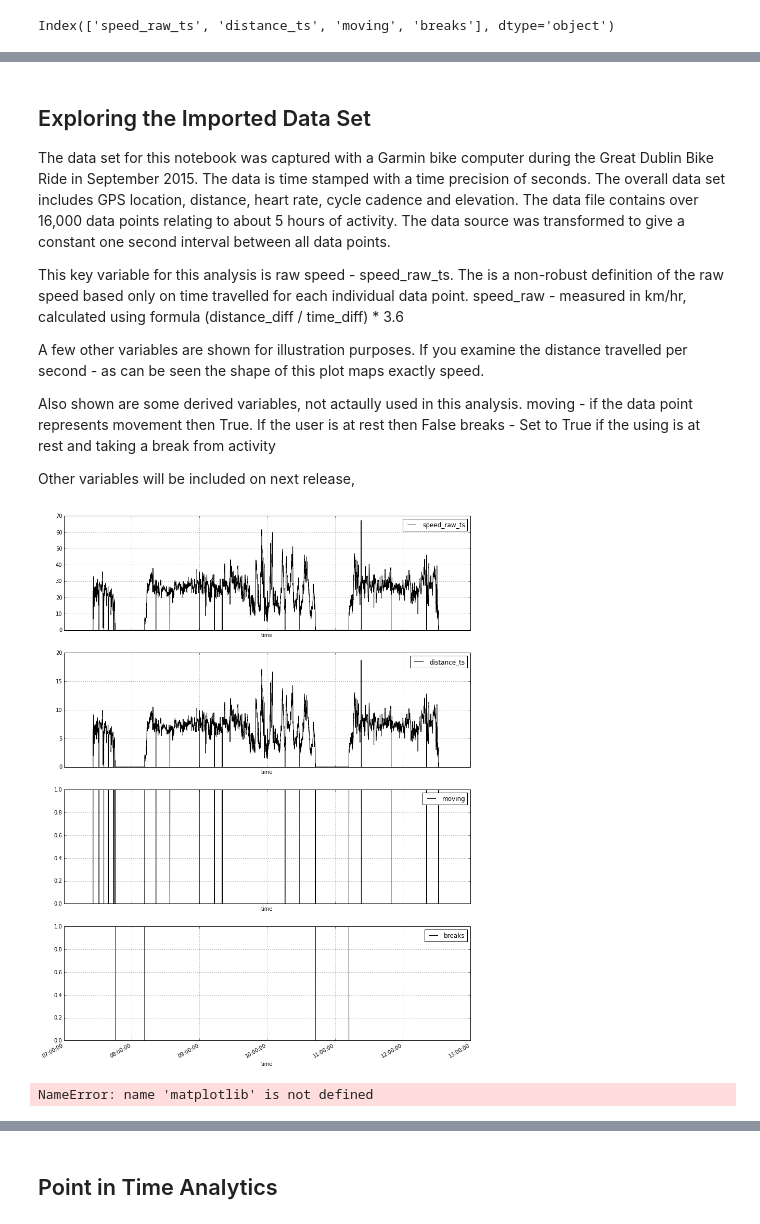
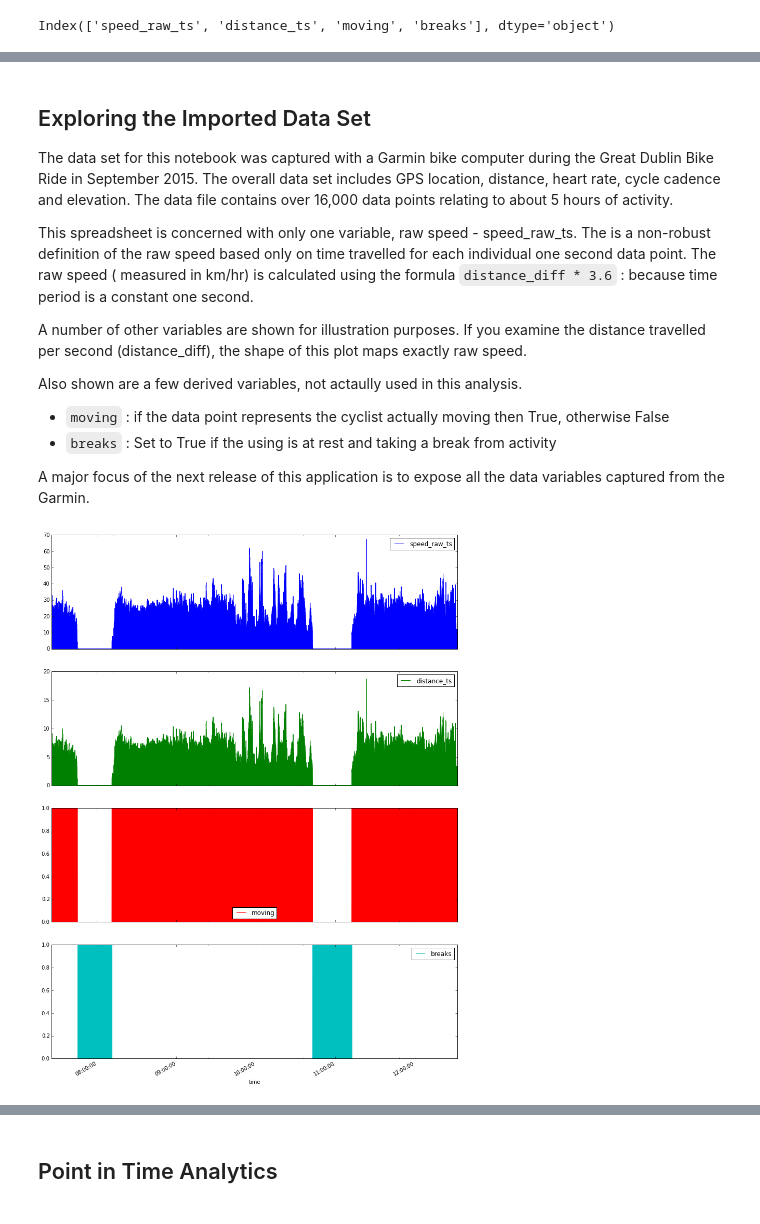
Before and after one commit to patclaffey/docker_jupyter, a Jupyter notebook: notebooks/speed.ipynb, the cells around one changed output, grey strips where cells are left out. Drawn from its saved outputs; the diff is of its cells as text; code cells hidden in the pictures.

Commit message:
updates to speed notebook

```diff
--- a/notebooks/speed.ipynb
+++ b/notebooks/speed.ipynb
@@ -68,30 +71,28 @@ df.head()
 ## Exploring the Imported Data Set
 
 
-The data set for this notebook was captured with a Garmin bike computer during the Great Dublin Bike Ride in September 2015.  The data is time stamped with a time precision of seconds.  The overall data set includes GPS location, distance, heart rate, cycle cadence and elevation.  The data file contains over 16,000 data points relating to about 5 hours of activity.  The data source was transformed to give a constant one second interval between all data points.
+The data set for this notebook was captured with a Garmin bike computer during the Great Dublin Bike Ride in September 2015.  The overall data set includes GPS location, distance, heart rate, cycle cadence and elevation.  The data file contains over 16,000 data points relating to about 5 hours of activity.
 
-This key variable for this analysis is raw speed - speed_raw_ts.  The is a non-robust definition of the raw speed based only on time travelled for each individual data point. speed_raw - measured in km/hr, calculated using formula (distance_diff / time_diff) \* 3.6
+This spreadsheet is concerned with only one variable, raw speed - speed_raw_ts.  The is a non-robust definition of the raw speed based only on time travelled for each individual one second data point. The raw speed ( measured in km/hr) is calculated using the formula `distance_diff * 3.6`  : because time period is a constant one second.
 
-A few other variables are shown for illustration purposes.  If you examine the distance travelled per second - as can be seen the shape of this plot maps exactly speed.
+A number of other variables are shown for illustration purposes.  If you examine the distance travelled per second (distance_diff), the shape of this plot maps exactly raw speed.
 
-Also shown are some derived variables, not actaully used in this analysis.  moving - if the data point represents movement then True.  If the user is at rest then False
-breaks - Set to True if the using is at rest and taking a break from activity
+Also shown are a few derived variables, not actaully used in this analysis.
+- `moving` : if the data point represents the cyclist actually moving then True, otherwise False
+- `breaks` : Set to True if the using is at rest and taking a break from activity
 
-Other variables will be included on next release,
+A major focus of the next release of this application is to expose all the data variables captured from the Garmin.
 # %%
-#plot all columns
-#df2 = df[ ['speed_raw_ts','distance_ts', 'moving', 'breaks' ] ]
-_ = df.plot(subplots=True,
+# plot all columns
+# xlim=(datetime(2015,9,13,6,0,0),datetime(2015,9,13,12,0,0 )
+_ = df.plot(kind = 'area',
+    subplots=True,
         figsize=(14, 20),
-         xlim=(datetime(2015,9,13,6,0,0),datetime(2015,9,13,12,0,0 )),
-        )
-update = {'data':[{'fill': 'tozeroy'}]}  # this updates the trace
+         )
 # %% [output]
-[figure, old version]
+[figure, new version]
 # %%
-dir(matplotlib)
-matplotlib.__version__
+#dir(matplotlib)
+#matplotlib.__version__
 # need to upgrade to 1.4
 # need to use kind = 'area'
-# %% [output]
-NameError: name 'matplotlib' is not defined
```
Also changed, not shown: parts of 29 cells of this notebook, 1 other file.
